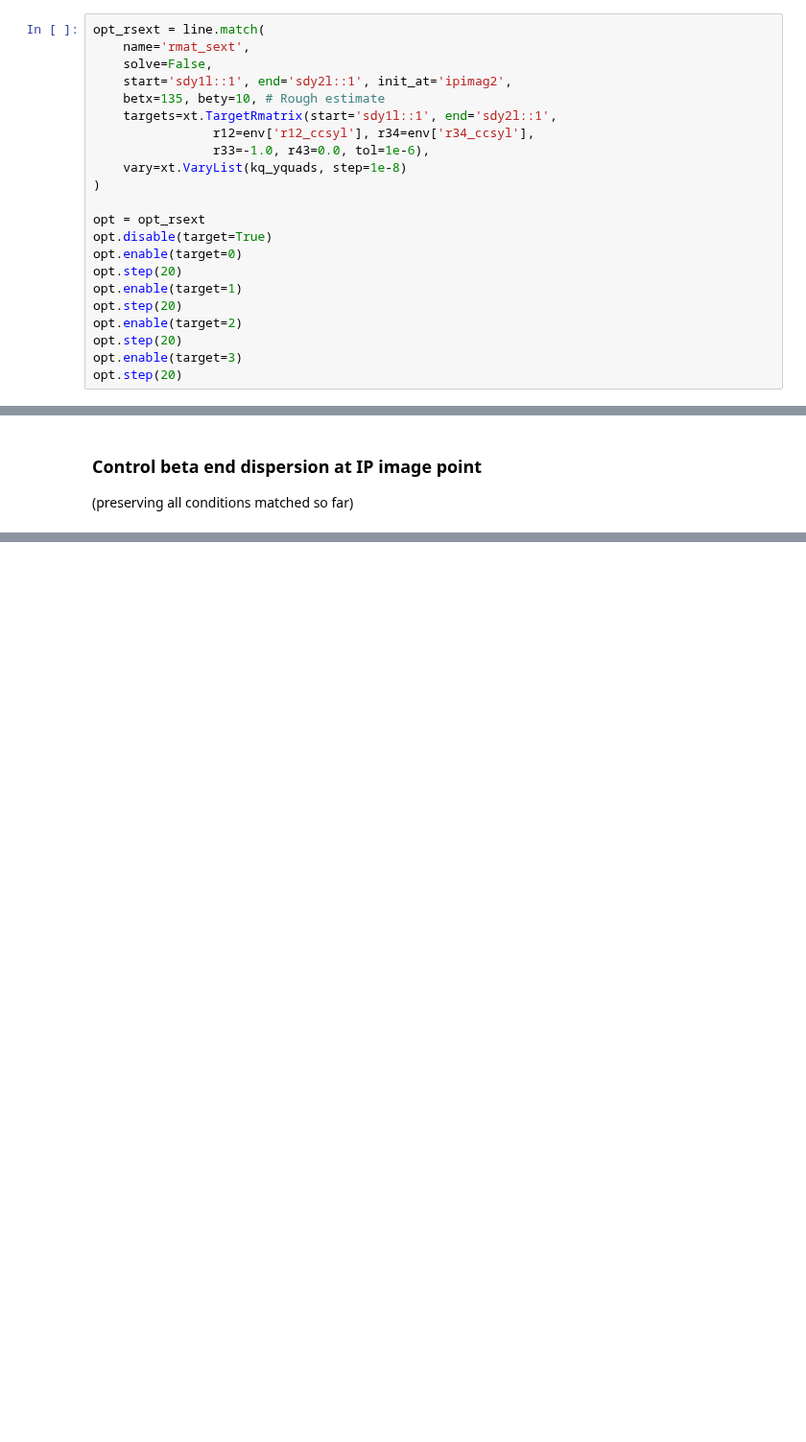
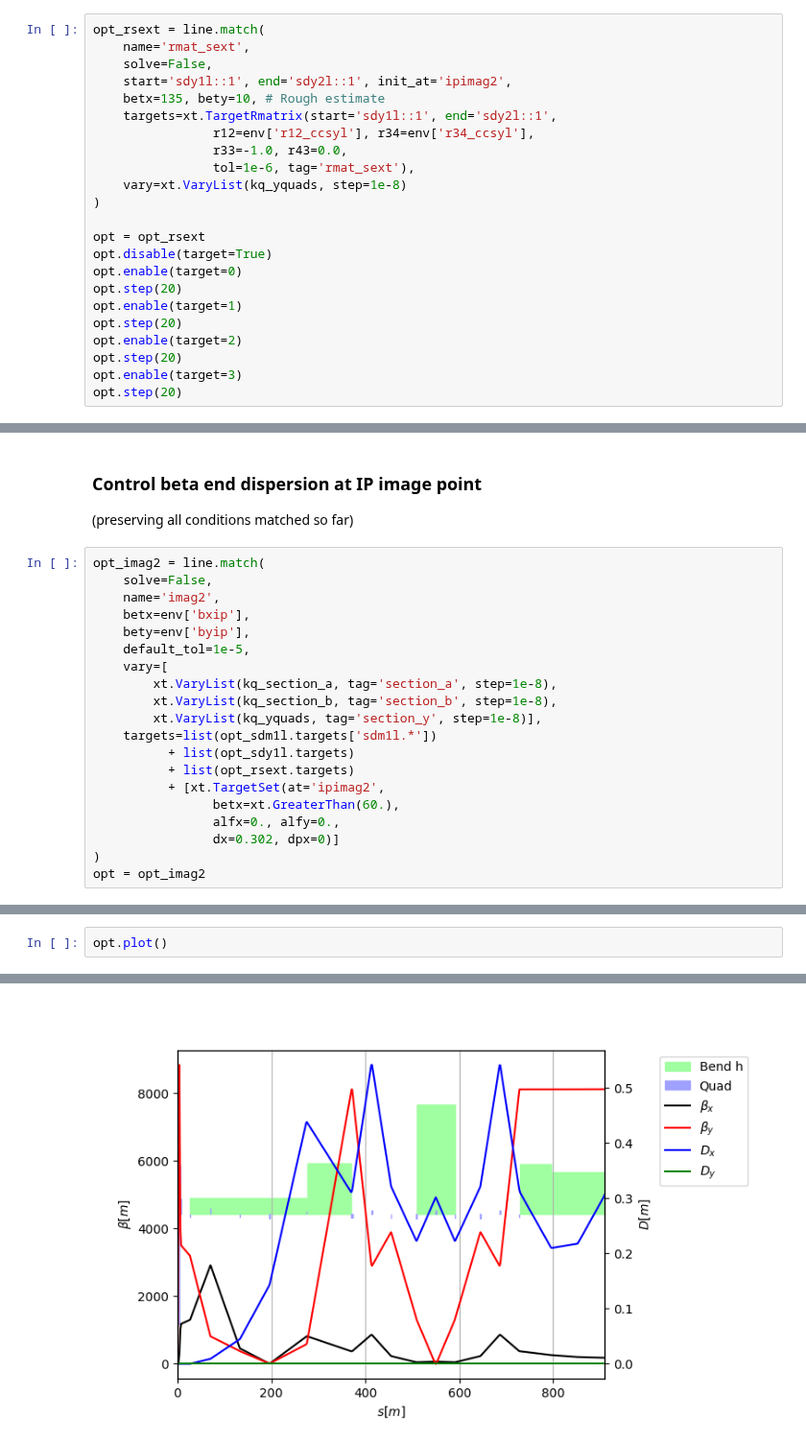
Before and after one commit to giadarol/fcc_92, a Jupyter notebook: 003_tutorial/notebook_02_march_ff_ccs_y_left.ipynb, the cells around one changed output, grey strips where cells are left out. Shown at 96% size. Drawn from its saved outputs; the diff is of its cells as text; blank space fills up the shorter version.

```diff
--- a/003_tutorial/notebook_02_march_ff_ccs_y_left.ipynb
+++ b/003_tutorial/notebook_02_march_ff_ccs_y_left.ipynb
@@ -153,7 +150,8 @@ opt_rsext = line.match(
     betx=135, bety=10, # Rough estimate
     targets=xt.TargetRmatrix(start='sdy1l::1', end='sdy2l::1',
                 r12=env['r12_ccsyl'], r34=env['r34_ccsyl'],
-                r33=-1.0, r43=0.0, tol=1e-6),
+                r33=-1.0, r43=0.0,
+                tol=1e-6, tag='rmat_sext'),
     vary=xt.VaryList(kq_yquads, step=1e-8)
 )
 
@@ -192,3 +190,23 @@ opt_dsdy1l.plot()
 # %% [markdown]
 ### Control beta end dispersion at IP image point
 (preserving all conditions matched so far)
+# %%
+opt_imag2 = line.match(
+    solve=False,
+    name='imag2',
+    betx=env['bxip'],
+    bety=env['byip'],
+    default_tol=1e-5,
+    vary=[
+        xt.VaryList(kq_section_a, tag='section_a', step=1e-8),
+        xt.VaryList(kq_section_b, tag='section_b', step=1e-8),
+        xt.VaryList(kq_yquads, tag='section_y', step=1e-8)],
+    targets=list(opt_sdm1l.targets['sdm1l.*'])
+          + list(opt_sdy1l.targets)
+          + list(opt_rsext.targets)
+          + [xt.TargetSet(at='ipimag2',
+                betx=xt.GreaterThan(60.),
+                alfx=0., alfy=0.,
+                dx=0.302, dpx=0)]
+)
+opt = opt_imag2
@@ -194,0 +247,3 @@ opt_dsdy1l.plot()
+# %%
+opt.plot()
+# %% [output]
@@ -194,0 +251 @@ opt_dsdy1l.plot()
+[figure, added]
```
Also changed, not shown: parts of 12 cells of this notebook, 1 other file.
